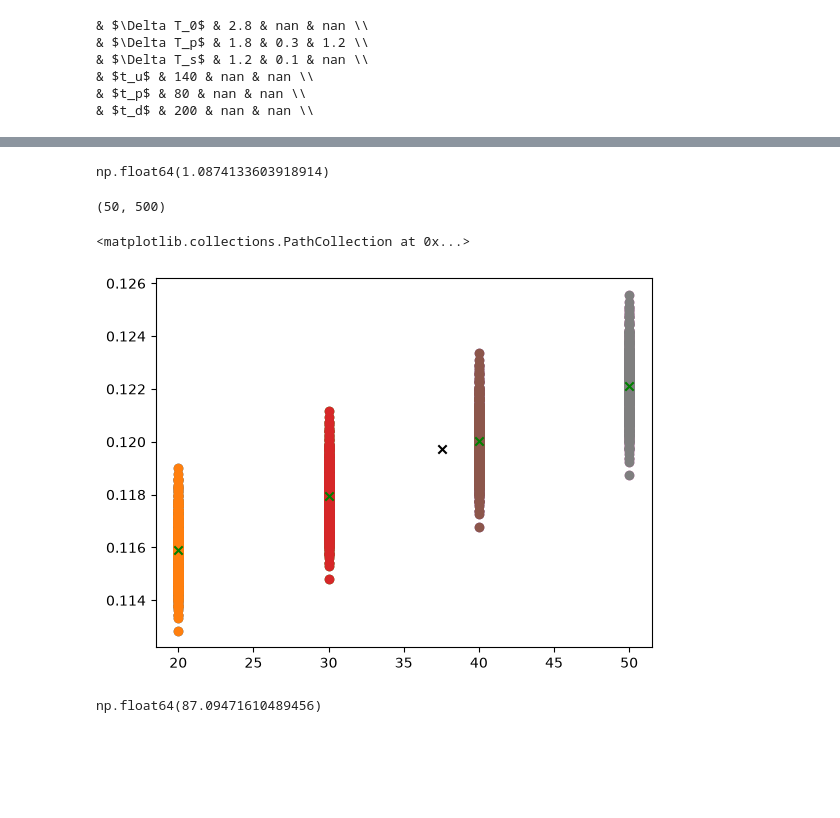
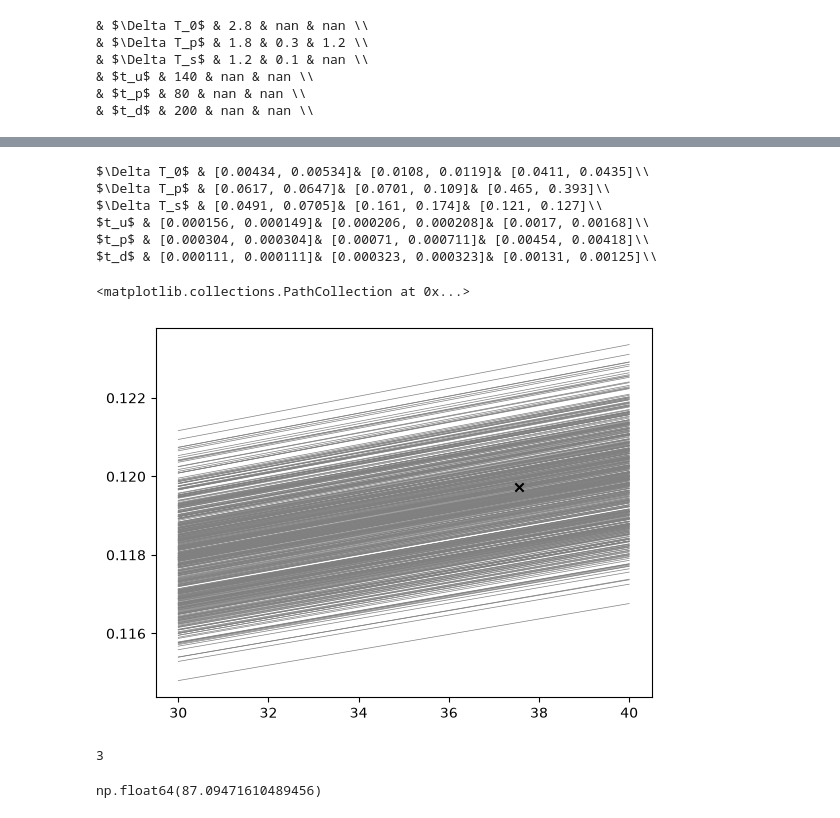
Before and after one commit to JBara97/NMaCh-TP, a Jupyter notebook: Code/Notebooks/Overshoots/1 - OAT sensitivity analysis.ipynb, the cells around one changed output, grey strips where cells are left out. Cells and saved outputs as stored; diff of their text form; code cells hidden in the pictures; blank space fills up the shorter version.

Commit message:
replacing np.diff with actual np.gradient for a more accurate numerical derivative

```diff
--- a/Code/Notebooks/Overshoots/1 - OAT sensitivity analysis.ipynb
+++ b/Code/Notebooks/Overshoots/1 - OAT sensitivity analysis.ipynb
@@ -826,28 +809,46 @@ $t_d$ & 0.0117& 0.0453& 0.134\\
-# %%
-popts[1][0]
-# %% [output]
-np.float64(1.0874133603918914)
-# %%
-np.diff(TRs[1][0],axis=0).shape
-# %% [output]
-(50, 500)
+# %%
+for i in range(6):
+    s = '%s '%notation[i]
+    for k in range(3):
+        p = popts[2-k][i]
+        j = np.argmax(pars[i][pars[i]<p])
+        tr = TRs[2-k][i].mean(axis=1)
+        grad = np.gradient(tr,pars[i])
+        s += r'& [%.3g, %.3g]'%(grad[j],grad[j+1])
+    s += '\\\\'
+    print(s)
+# %% [output]
+$\Delta T_0$ & [0.00434, 0.00534]& [0.0108, 0.0119]& [0.0411, 0.0435]\\
+$\Delta T_p$ & [0.0617, 0.0647]& [0.0701, 0.109]& [0.465, 0.393]\\
+$\Delta T_s$ & [0.0491, 0.0705]& [0.161, 0.174]& [0.121, 0.127]\\
+$t_u$ & [0.000156, 0.000149]& [0.000206, 0.000208]& [0.0017, 0.00168]\\
+$t_p$ & [0.000304, 0.000304]& [0.00071, 0.000711]& [0.00454, 0.00418]\\
+$t_d$ & [0.000111, 0.000111]& [0.000323, 0.000323]& [0.00131, 0.00125]\\
 # %%
 k = 1
 i = 3
 p = popts[2-k][i]
 j = np.argmax(pars[i][pars[i]<p])
-for x in range(j-1,j+3):
-    if i < 3:
-        loc = x/10
-    else:
-        loc = x*10
-    plt.scatter([loc]*500,TRs[2-k][i][x,:])
-    plt.scatter([loc]*500,TRs[2-k][i][x,:])
-    plt.scatter([loc],TRs[2-k][i][x,:].mean(),marker='x',c='green')
-plt.scatter(popts[2-k][i],TRs_baseline[2-k][-1],marker='x',c='k')
+# for x in range(j-1,j+3):
+#     if i < 3:
+#         loc = x/10
+#     else:
+#         loc = x*10
+#     plt.scatter([loc]*500,TRs[2-k][i][x,:])
+#     plt.scatter([loc]*500,TRs[2-k][i][x,:])
+#     plt.scatter([loc],TRs[2-k][i][x,:].mean(),marker='x',c='green')
+
+for r in range(500):
+    plt.plot(pars[i][j:j+2],TRs[2-k][i][j:j+2,r],c='gray',lw=0.5,zorder=0)
+
+plt.scatter(popts[2-k][i],TRs_baseline[2-k][-1],marker='x',c='k',zorder=2)
 # %% [output]
 <matplotlib.collections.PathCollection at 0x...>
-[figure, old version]
+[figure, new version]
+# %%
+len(popts)
+# %% [output]
+3
 # %%
 finite_diff_3(pars[i][27:30],TRs[0][i][27:30,:].mean(axis=1)*100)
 # %% [output]
```
Also changed, not shown: parts of 11 cells of this notebook, 1 other file.
